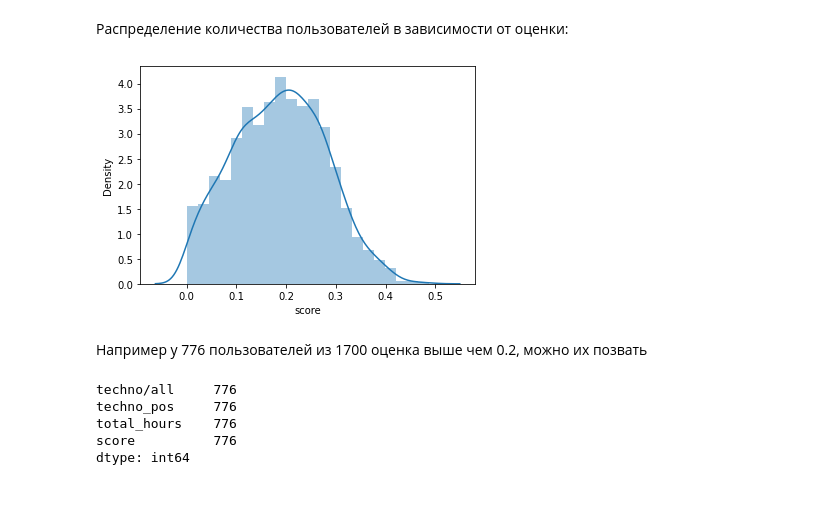
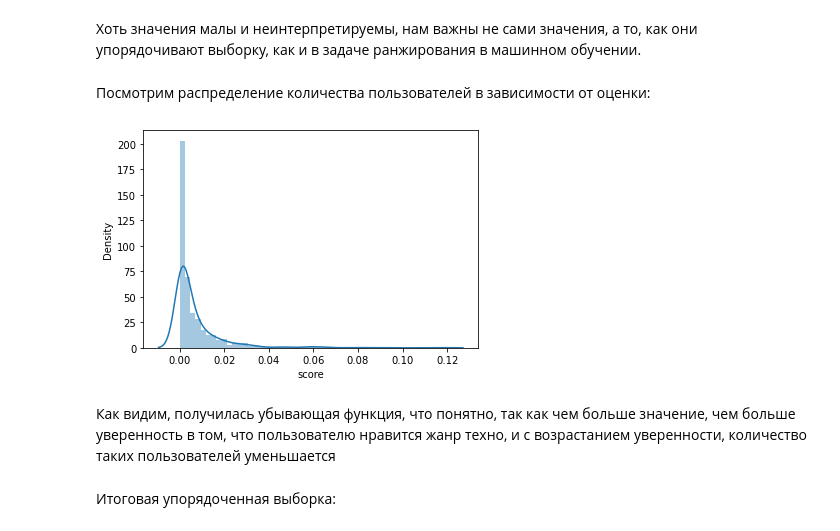
Before and after one commit to mitttttechka/my_files, a Jupyter notebook: Технофест .ipynb, the cells around one changed output. Cells and saved outputs as stored; diff of their text form; code cells hidden in the pictures; blank space fills up the shorter version.

```diff
--- a/Технофест .ipynb
+++ b/Технофест .ipynb
@@ -7,0 +87,2 @@ data = data.drop('Unnamed: 0', axis = 1)
+# %%
+data = data.loc[data['track_genre'] != 'PODCASTS']
@@ -83,0 +145,28 @@ data.describe()
+# %%
+def position(x):
+    pos = 0
+    for i in x:
+        if i <= x[20]:
+            pos += 1
+    return pos
+
+genres['techno_pos'] = genres.iloc[:, 21:42].apply(lambda x: position(x), axis =  1)
+
+user_stats = pd.concat([user_stats, genres['techno_pos']], axis = 1)
+
+user_stats['techno_all'] = user_stats['listened_techno']/user_stats['listened']
+user_stats.rename(columns={'TECHNO_PERC': 'techno_perc'}, inplace=True)
+user_stats['total_hours'] = data.groupby('user_id').sum()['sec_listened']/3600
+user_stats['techno_hours'] = data[data['track_genre'] == 'TECHNO'].groupby('user_id').sum()['sec_listened']/3600
+user_stats['tracks_count'] = data.groupby('user_id').count()['track_id']
+user_stats['techno_count'] = data[data['track_genre'] == 'TECHNO'].groupby('user_id').count()['track_id']
+user_stats['unique_tracks_count'] = data.groupby('user_id')['track_id'].nunique()
+user_stats['unique_techno_count'] = data[data['track_genre'] == 'TECHNO'].groupby('user_id')['track_id'].nunique()
+user_stats['mean_total_play'] = data.groupby('user_id').mean()['sec_listened']
+user_stats['mean_techno_play'] = data[data['track_genre'] == 'TECHNO'].groupby('user_id').mean()['sec_listened']
+user_stats['techno_all_play'] = user_stats['mean_techno_play'] / user_stats['mean_total_play']
+user_stats['techno_play_perc'] = user_stats['techno_hours'] / user_stats['total_hours']
+user_stats['variability_all'] = user_stats['unique_tracks_count']/user_stats['tracks_count']
+user_stats['variability_techno'] = user_stats['unique_techno_count']/user_stats['techno_count']
+cols = ['tracks_count', 'unique_tracks_count', 'techno_count', 'unique_techno_count', 'variability_all', 'variability_techno', 'total_hours', 'techno_hours', 'listened', 'listened_techno', 'techno_all', 'mean_total_play', 'mean_techno_play', 'techno_all_play', 'techno_play_perc', 'techno_perc', 'techno_pos']
+user_stats = user_stats[cols]
@@ -155,0 +264,4 @@ users_score.describe()
+# %%
+to_send = user_stats[(user_stats['listened_techno'] > user_stats['listened']) & (user_stats['variability_techno'] > user_stats['variability_all'] - 0.05)]
+keys = to_send.index
+to_send
@@ -155,0 +289,7 @@ users_score.describe()
+# %%
+to_send['variability'] = to_send['variability_techno']/to_send['variability_all']
+from sklearn import preprocessing
+normalizer = preprocessing.MinMaxScaler()
+to_send = pd.DataFrame(normalizer.fit_transform(to_send), columns = to_send.columns)
+to_send['score'] = to_send['techno_all'] * to_send['techno_all_play'] * to_send['techno_pos'] * to_send['variability'] * (to_send['total_hours'] ** 0.5)
+to_send.index = keys
@@ -156,18 +326,14 @@ users_score.describe()
+# %% [markdown]
+Хоть значения малы и неинтерпретируемы, нам важны не сами значения, а то, как они упорядочивают выборку, как и в задаче ранжирования в машинном обучении.
 # %% [markdown]
-Распределение количества пользователей в зависимости от оценки:
+Посмотрим распределение количества пользователей в зависимости от оценки:
 # %%
 import seaborn as sns
-sns_plot = sns.distplot(users_score['score'])
+sns_plot = sns.distplot(to_send['score'])
 fig = sns_plot.get_figure()
 # %% [output]
-[figure, old version]
+[figure, new version]
-# %% [markdown]
-Например у 776 пользователей из 1700 оценка выше чем 0.2, можно их позвать
-# %%
-users_score[users_score['score'] > 0.2].count()
-# %% [output]
-techno/all     776
-techno_pos     776
-total_hours    776
-score          776
-dtype: int64
+# %% [markdown]
+Как видим, получилась убывающая функция, что понятно, так как чем больше значение, чем больше уверенность в том, что пользователю нравится жанр техно, и с возрастанием уверенности, количество таких пользователей уменьшается
+# %% [markdown]
+Итоговая упорядоченная выборка:
```
Also changed, not shown: parts of 60 cells of this notebook.
